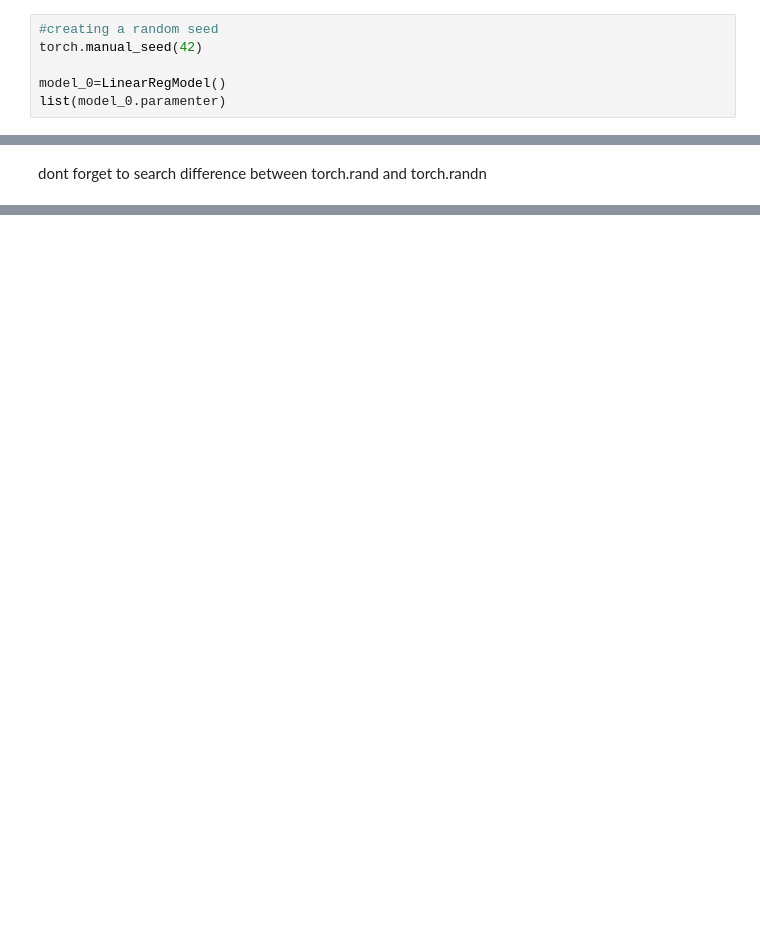
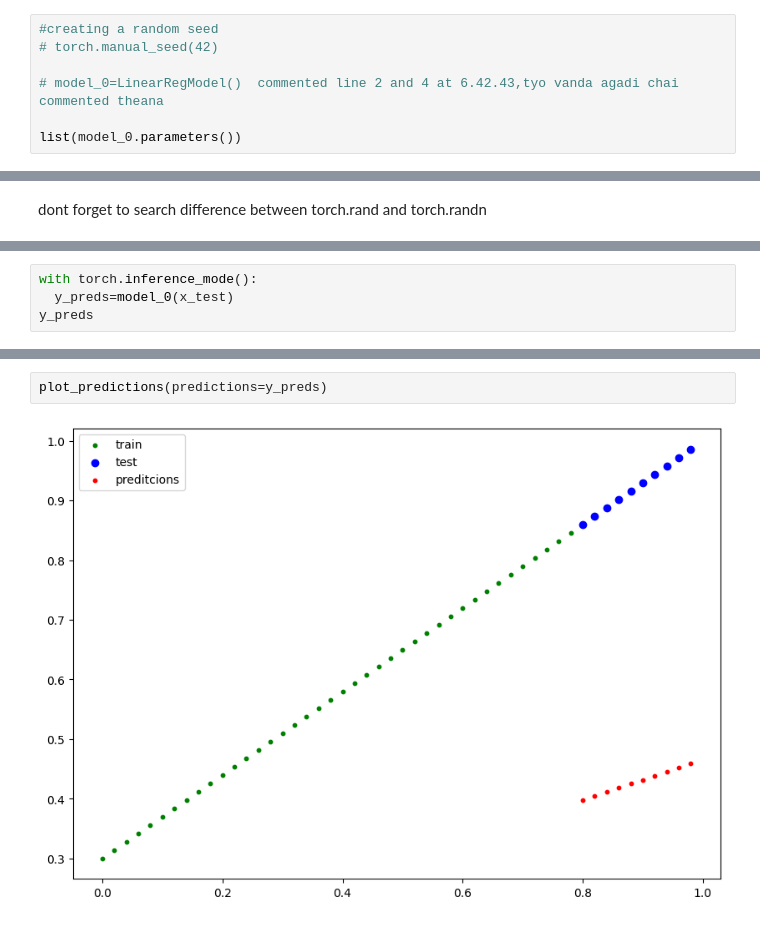
Before and after one commit to 404saugat404/pytorch, a Jupyter notebook: pytorch/chapter_2.ipynb, the cells around one changed output, grey strips where cells are left out. Saved outputs shown, nothing was run; the diff lists cells and outputs as text; blank space fills up the shorter version.

Commit message:
commit of march 21, model train code

```diff
--- a/pytorch/chapter_2.ipynb
+++ b/pytorch/chapter_2.ipynb
@@ -88,7 +88,8 @@ def forward(self,x:torch.Tensor)->torch.Tensor:
 # %%
 #creating a random seed
-torch.manual_seed(42)
+# torch.manual_seed(42)
 
-model_0=LinearRegModel()
-list(model_0.paramenter)
+# model_0=LinearRegModel()  commented line 2 and 4 at 6.42.43,tyo vanda agadi chai commented theana
+
+list(model_0.parameters())
 # %% [output]
@@ -97,0 +106,4 @@ dont forget to search difference between torch.rand and torch.randn
+# %%
+with torch.inference_mode():
+  y_preds=model_0(x_test)
+y_preds
@@ -97,0 +134,4 @@ dont forget to search difference between torch.rand and torch.randn
+# %%
+plot_predictions(predictions=y_preds)
+# %% [output]
+[figure, added]
```
Also changed, not shown: parts of 9 cells of this notebook.
